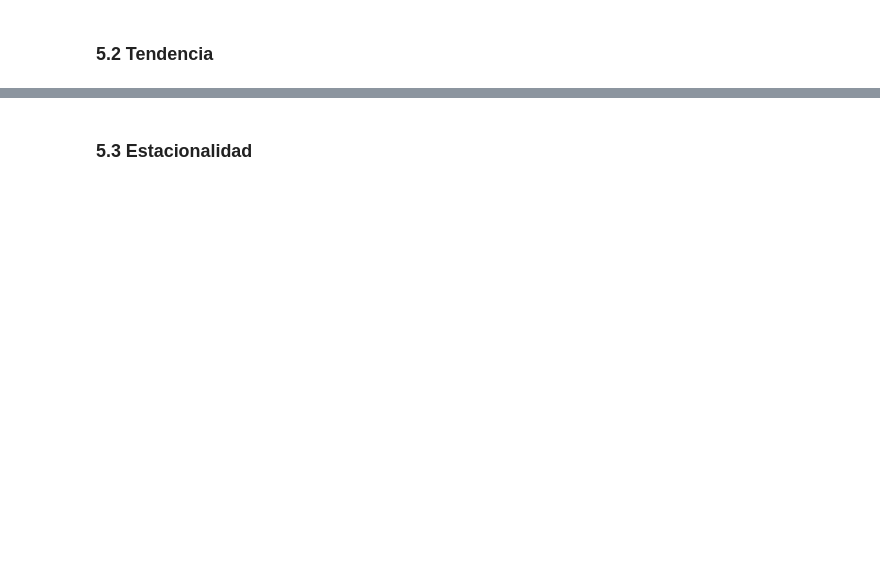
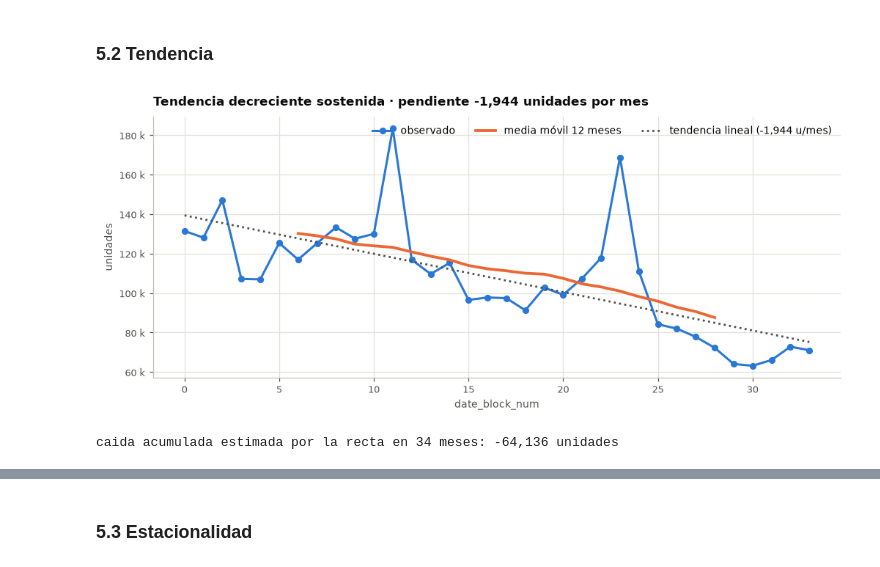
Before and after one commit to dannygarcia-hue/predict_future_sales, a Jupyter notebook: notebooks/01_exploratory_data_analysis.ipynb, the cells around one changed output, grey strips where cells are left out. Cells and saved outputs as stored; diff of their text form; code cells hidden in the pictures; blank space fills up the shorter version.

```diff
--- a/notebooks/01_exploratory_data_analysis.ipynb
+++ b/notebooks/01_exploratory_data_analysis.ipynb
@@ -148,2 +789,23 @@ El dataset no trae columna de ingresos: se construye como `item_price × item_cn
 # %% [markdown]
 ### 4.5 Distribución de ventas por periodo (día, semana, mes, año)
+# %%
+sales["anio"] = sales.date.dt.year
+sales["mes_anio"] = sales.date.dt.month
+sales["dia_semana"] = sales.date.dt.day_of_week
+sales["semana_iso"] = sales.date.dt.isocalendar().week.astype(int)
+
+por_dia = sales.groupby("date").agg(unidades=("item_cnt_day", "sum"), ingresos=("ingresos", "sum"))
+por_mes = sales.groupby("date_block_num").agg(
+    unidades=("item_cnt_day", "sum"), ingresos=("ingresos", "sum"),
+    transacciones=("item_cnt_day", "size"), tiendas=("shop_id", "nunique"),
+    productos=("item_id", "nunique"),
+)
+por_mes["periodo"] = pd.PeriodIndex(
+    [pd.Period(year=2013 + m // 12, month=m % 12 + 1, freq="M") for m in por_mes.index], freq="M"
+)
+por_anio = sales.groupby("anio").agg(
+    unidades=("item_cnt_day", "sum"), ingresos=("ingresos", "sum"),
+    meses=("date_block_num", "nunique"),
+)
+por_anio["unidades_por_mes"] = por_anio.unidades / por_anio.meses
+display(por_anio)
@@ -158,2 +909,23 @@ estacionalidad, dónde están los picos y caídas, y si existen ciclos semanales
 # %% [markdown]
 ### 5.2 Tendencia
+# %%
+serie = por_mes.unidades.copy()
+mm12 = serie.rolling(12, center=True).mean()
+
+fig, ax = plt.subplots(figsize=(11, 4.2))
+ax.plot(serie.index, serie.values, color=AZUL, marker="o", label="observado")
+ax.plot(mm12.index, mm12.values, color=NARANJA, linewidth=2.5, label="media móvil 12 meses")
+coef = np.polyfit(serie.index, serie.values, 1)
+ax.plot(serie.index, np.polyval(coef, serie.index), color=TINTA2, linestyle=":",
+        linewidth=1.8, label=f"tendencia lineal ({coef[0]:,.0f} u/mes)")
+ax.set_xlabel("date_block_num")
+ax.set_ylabel("unidades")
+ax.yaxis.set_major_formatter(FMT)
+ax.legend(loc="upper right", ncols=3)
+ax.set_title(f"Tendencia decreciente sostenida · pendiente {coef[0]:,.0f} unidades por mes")
+guarda(fig, "5-2_tendencia")
+plt.show()
+print(f"caida acumulada estimada por la recta en 34 meses: {coef[0] * 33:,.0f} unidades")
+# %% [output]
+[figure, added]
+caida acumulada estimada por la recta en 34 meses: -64,136 unidades
```
Also changed, not shown: parts of 116 cells of this notebook, 1 other file.
